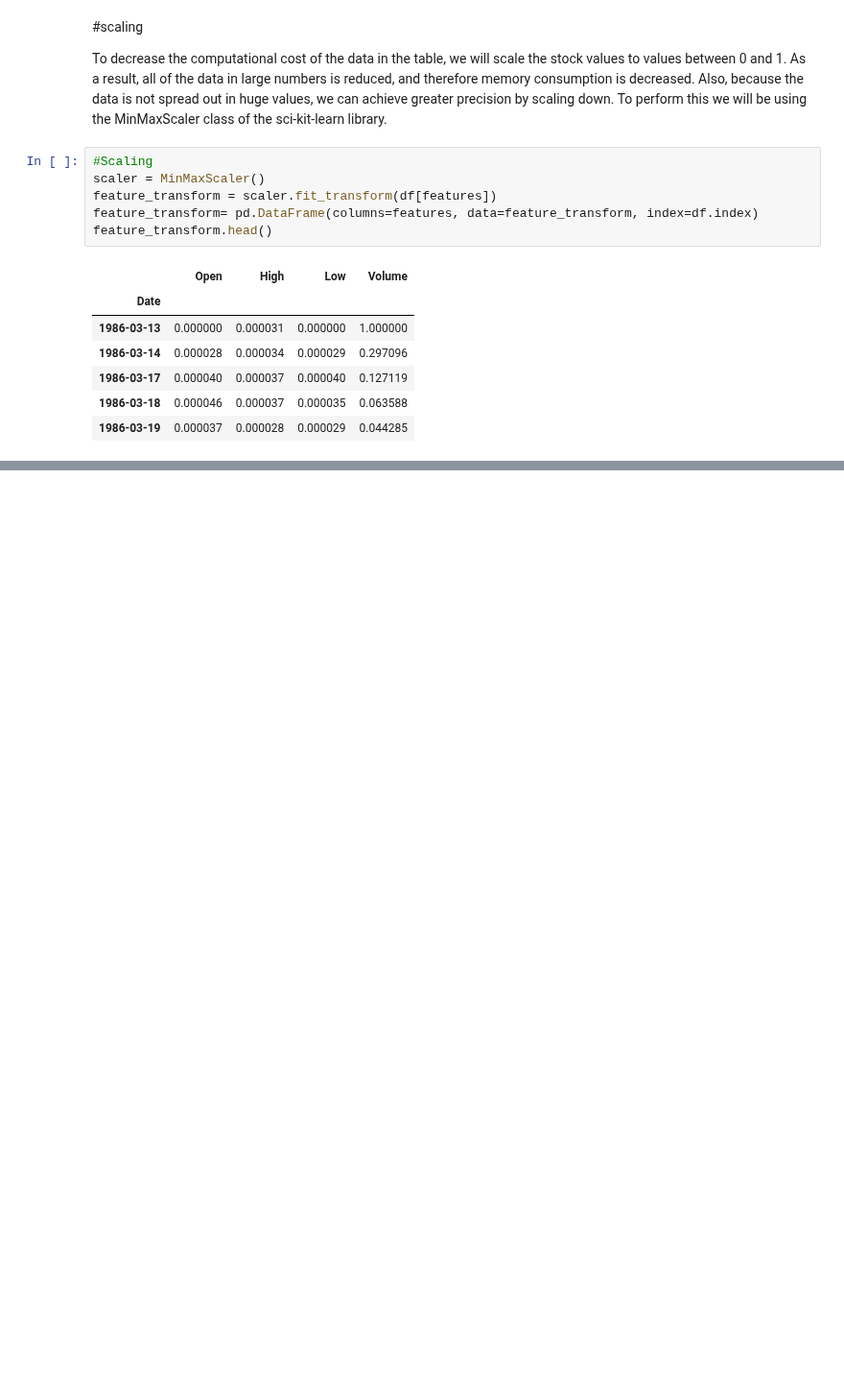
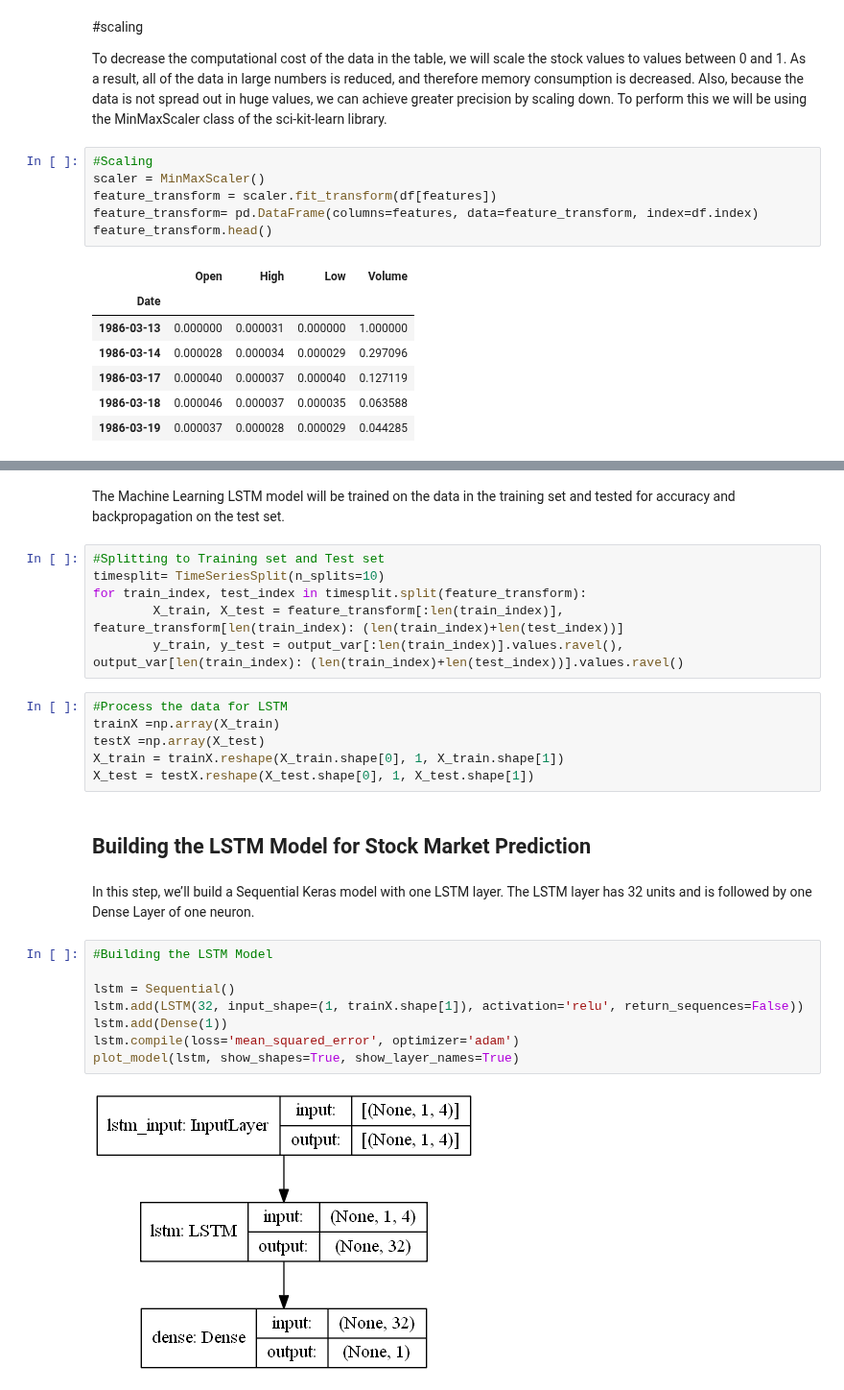
Before and after one commit to buriihenry/Machine-Learning-2, a Jupyter notebook: Stock Prediction/Microsoft Stocks Prediction.ipynb, the cells around one changed output, grey strips where cells are left out. Shown at 96% size. Drawn from its saved outputs; the diff is of its cells as text; blank space fills up the shorter version.

```diff
--- a/Stock Prediction/Microsoft Stocks Prediction.ipynb
+++ b/Stock Prediction/Microsoft Stocks Prediction.ipynb
@@ -102,0 +105,28 @@ feature_transform.head()
+# %% [markdown]
+The Machine Learning LSTM model will be trained on the data in the training set and tested for accuracy and backpropagation on the test set.
+# %%
+#Splitting to Training set and Test set
+timesplit= TimeSeriesSplit(n_splits=10)
+for train_index, test_index in timesplit.split(feature_transform):
+        X_train, X_test = feature_transform[:len(train_index)], feature_transform[len(train_index): (len(train_index)+len(test_index))]
+        y_train, y_test = output_var[:len(train_index)].values.ravel(), output_var[len(train_index): (len(train_index)+len(test_index))].values.ravel()
+# %%
+#Process the data for LSTM
+trainX =np.array(X_train)
+testX =np.array(X_test)
+X_train = trainX.reshape(X_train.shape[0], 1, X_train.shape[1])
+X_test = testX.reshape(X_test.shape[0], 1, X_test.shape[1])
+# %% [markdown]
+## Building the LSTM Model for Stock Market Prediction
+# %% [markdown]
+In this step, we’ll build a Sequential Keras model with one LSTM layer. The LSTM layer has 32 units and is followed by one Dense Layer of one neuron.
+# %%
+#Building the LSTM Model
+
+lstm = Sequential()
+lstm.add(LSTM(32, input_shape=(1, trainX.shape[1]), activation='relu', return_sequences=False))
+lstm.add(Dense(1))
+lstm.compile(loss='mean_squared_error', optimizer='adam')
+plot_model(lstm, show_shapes=True, show_layer_names=True)
+# %% [output]
+[figure, added]
```
Also changed, not shown: parts of 4 cells of this notebook, 1 other file.
